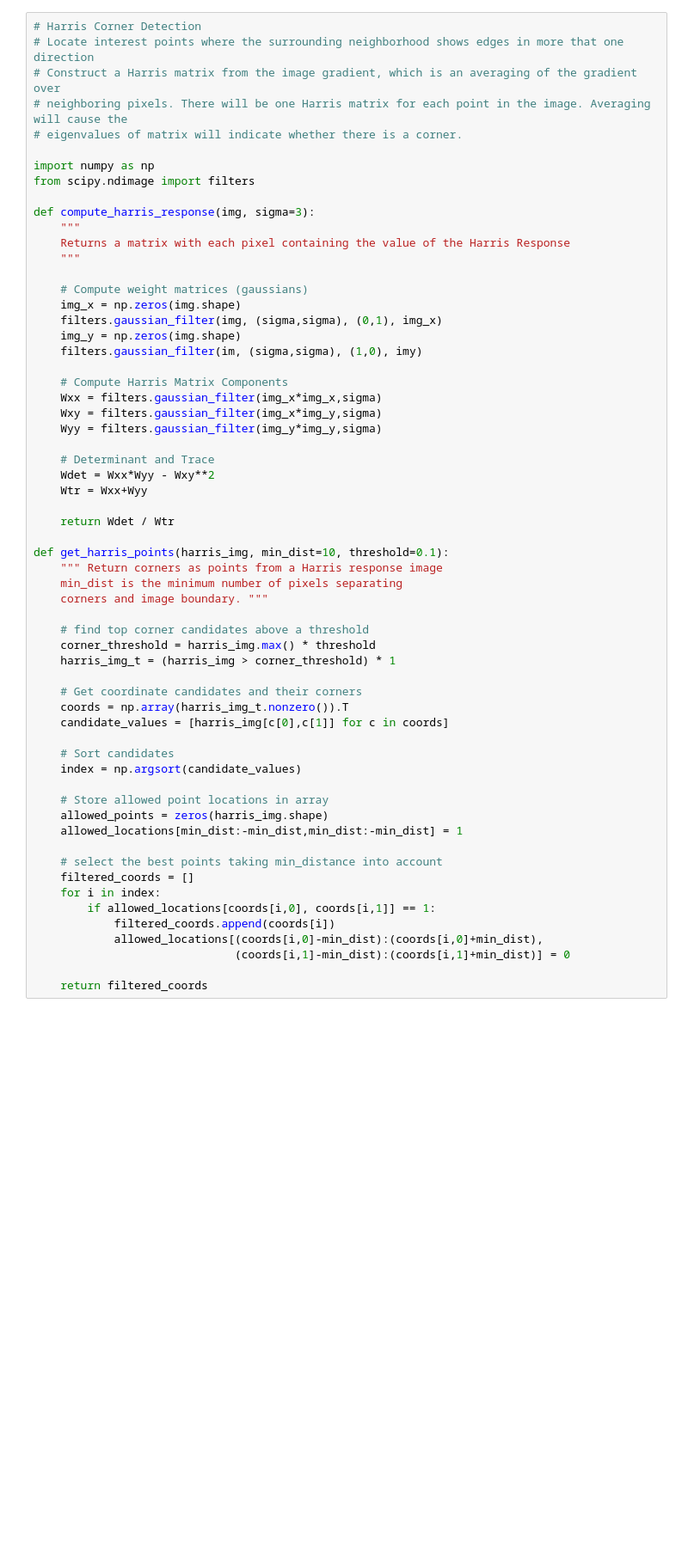
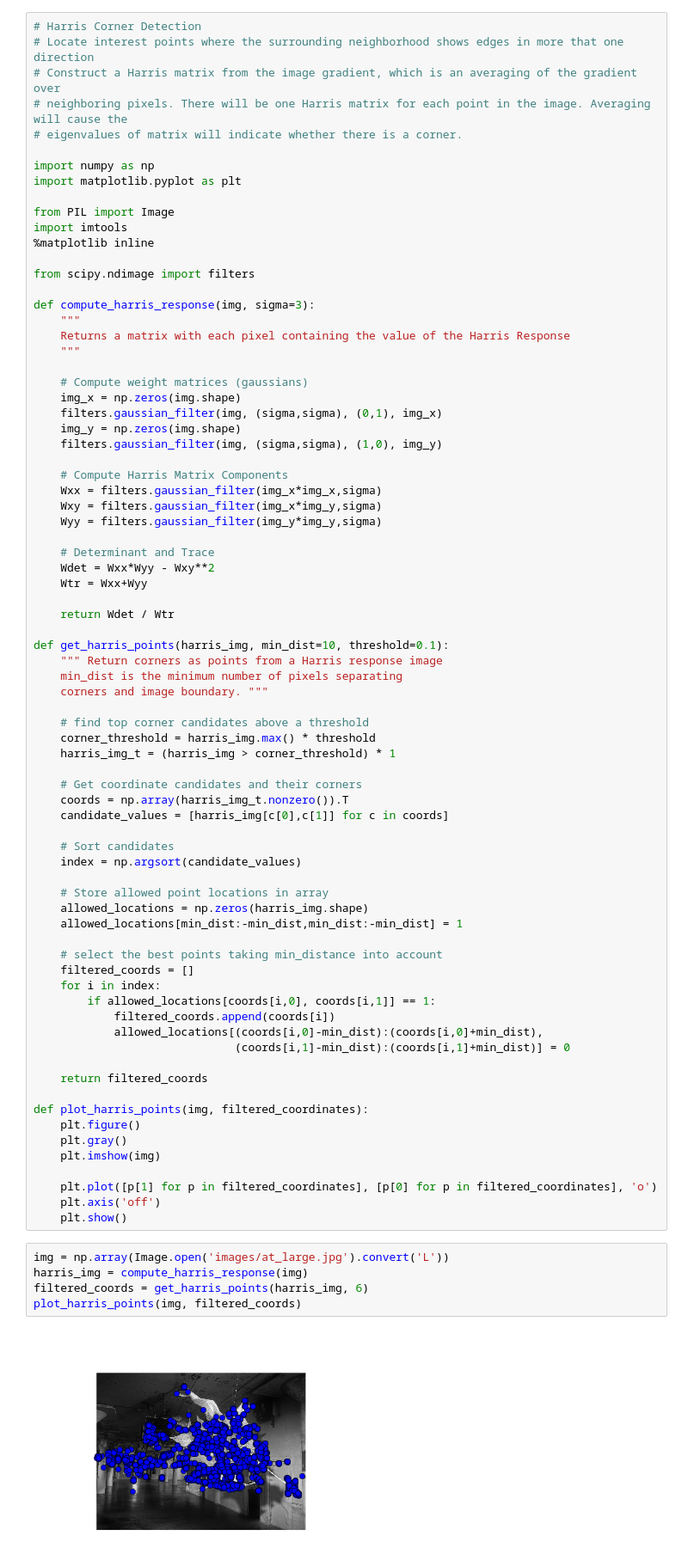
Before and after one commit to keho98/python-cv-scratchpad, a Jupyter notebook: Local Image Descriptors.ipynb, the cells around one changed output. Shown at 86% size. Cells and saved outputs as stored; diff of their text form; blank space fills up the shorter version.

Commit message:
Adds plotting

```diff
--- a/Local Image Descriptors.ipynb
+++ b/Local Image Descriptors.ipynb
@@ -6,6 +6,12 @@
 # eigenvalues of matrix will indicate whether there is a corner.
 
 import numpy as np
+import matplotlib.pyplot as plt
+
+from PIL import Image
+import imtools
+%matplotlib inline
+
 from scipy.ndimage import filters
 
 def compute_harris_response(img, sigma=3):
@@ -17,7 +23,7 @@ def compute_harris_response(img, sigma=3):
     img_x = np.zeros(img.shape)
     filters.gaussian_filter(img, (sigma,sigma), (0,1), img_x)
     img_y = np.zeros(img.shape)
-    filters.gaussian_filter(im, (sigma,sigma), (1,0), imy)
+    filters.gaussian_filter(img, (sigma,sigma), (1,0), img_y)
 
     # Compute Harris Matrix Components
     Wxx = filters.gaussian_filter(img_x*img_x,sigma)
@@ -47,7 +53,7 @@ def get_harris_points(harris_img, min_dist=10, threshold=0.1):
     index = np.argsort(candidate_values)
 
     # Store allowed point locations in array
-    allowed_points = zeros(harris_img.shape)
+    allowed_locations = np.zeros(harris_img.shape)
     allowed_locations[min_dist:-min_dist,min_dist:-min_dist] = 1
 
     # select the best points taking min_distance into account
@@ -59,3 +65,19 @@ def get_harris_points(harris_img, min_dist=10, threshold=0.1):
                               (coords[i,1]-min_dist):(coords[i,1]+min_dist)] = 0
 
     return filtered_coords
+
+def plot_harris_points(img, filtered_coordinates):
+    plt.figure()
+    plt.gray()
+    plt.imshow(img)
+
+    plt.plot([p[1] for p in filtered_coordinates], [p[0] for p in filtered_coordinates], 'o')
+    plt.axis('off')
+    plt.show()
+# %%
+img = np.array(Image.open('images/at_large.jpg').convert('L'))
+harris_img = compute_harris_response(img)
+filtered_coords = get_harris_points(harris_img, 6)
+plot_harris_points(img, filtered_coords)
+# %% [output]
+[figure, added]
```
